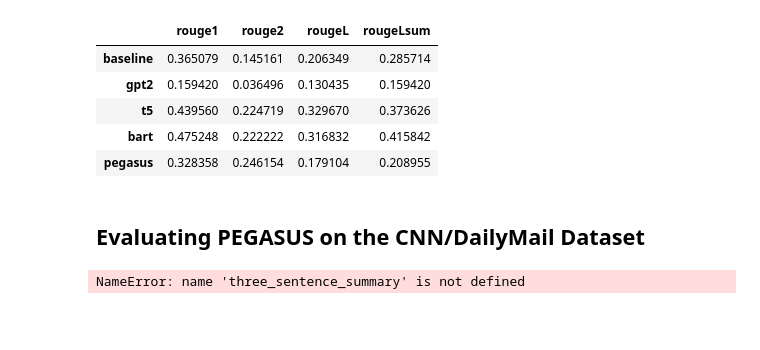
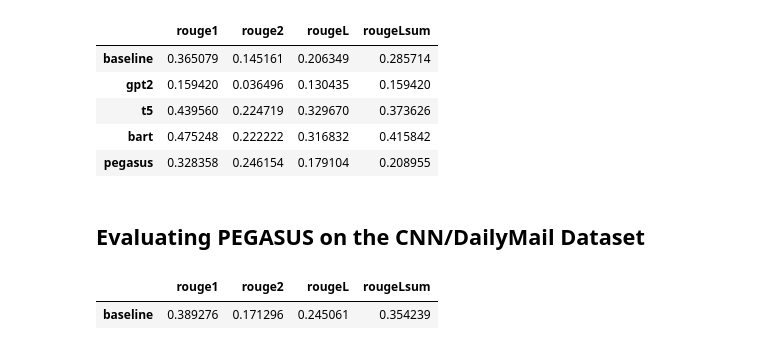
Before and after one commit to Om-codex/NLP-Architectures, a Jupyter notebook: Summarization/summarization.ipynb, the cells around one changed output. Cells and saved outputs as stored; diff of their text form; code cells hidden in the pictures; blank space fills up the shorter version.

```diff
--- a/Summarization/summarization.ipynb
+++ b/Summarization/summarization.ipynb
@@ -58,10 +61,10 @@ sent_tokenize(string)
 
 - This is one of the simplest baselines in NLP, just choose the first 3 sentences
 # %%
-def three_sentence_baseline(text):
+def three_sentence_summary(text):
   return "\n".join(sent_tokenize(text)[:3])
 # %%
-summaries["baseline"] = three_sentence_baseline(sample_text)
+summaries["baseline"] = three_sentence_summary(sample_text)
 # %%
 summaries['baseline']
 # %% [output]
@@ -303,8 +306,16 @@ def evaluate_summaries_baseline(dataset, metric,
  return score
 # %%
 test_sampled = dataset["test"].shuffle(seed=42).select(range(1000))
+
 score = evaluate_summaries_baseline(test_sampled, rouge_metric)
-rouge_dict = dict((rn, score[rn].mid.fmeasure) for rn in rouge_names)
-pd.DataFrame.from_dict(rouge_dict, orient="index", columns=["baseline"]).T
+
+rouge_dict = {rn: score[rn] for rn in rouge_names}
+
+pd.DataFrame.from_dict(
+    rouge_dict,
+    orient="index",
+    columns=["baseline"]
+).T
 # %% [output]
-NameError: name 'three_sentence_summary' is not defined
+|  | rouge1 | rouge2 | rougeL | rougeLsum |
+| baseline | 0.389276 | 0.171296 | 0.245061 | 0.354239 |
```
Also changed, not shown: parts of 5 cells of this notebook, 1 other file.
